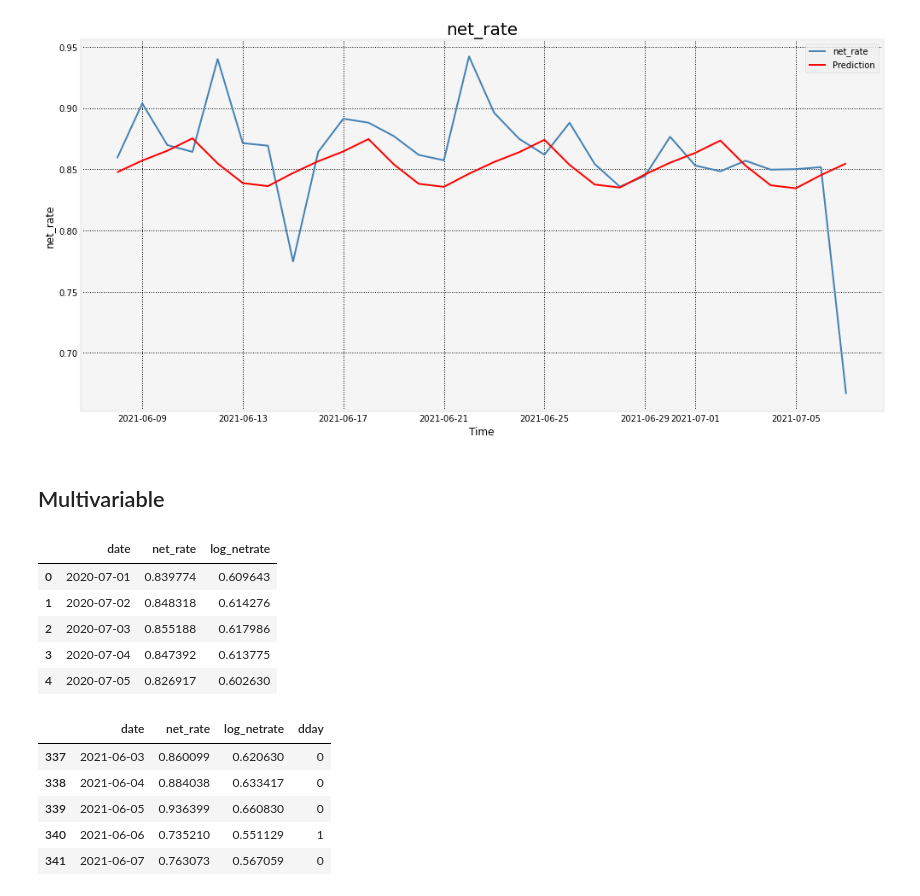
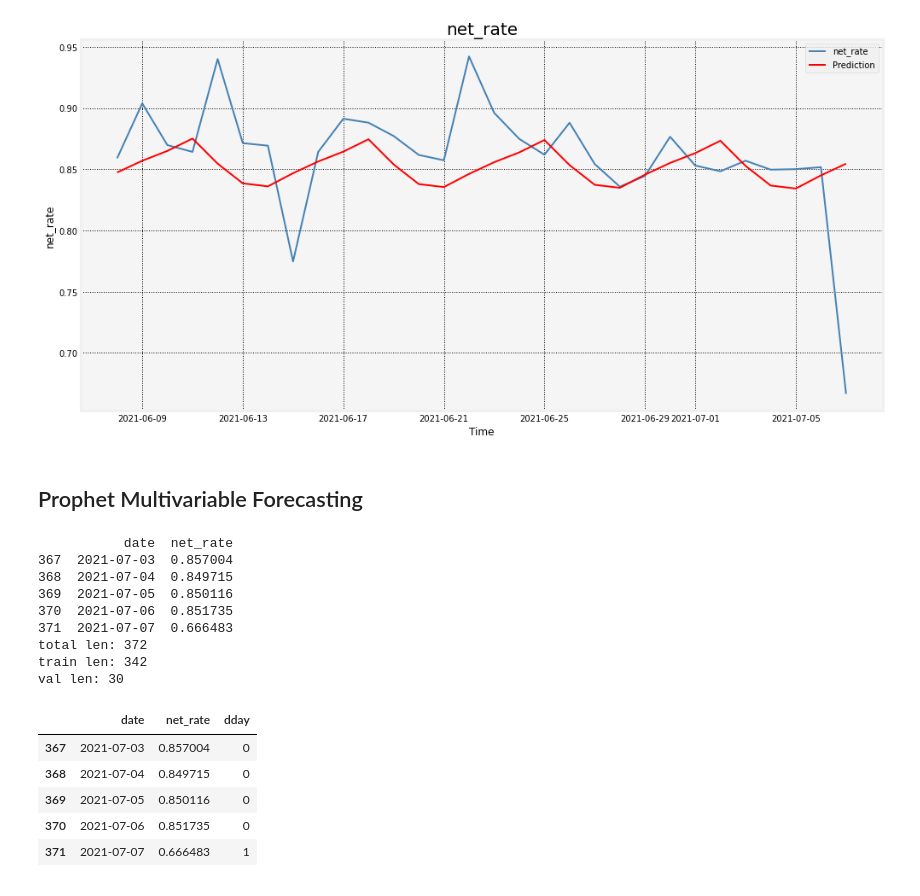
Before and after one commit to basshopee/net_rate, a Jupyter notebook: net_rate_regression.ipynb, the cells around one changed output. Cells and saved outputs as stored; diff of their text form; code cells hidden in the pictures.

```diff
--- a/net_rate_regression.ipynb
+++ b/net_rate_regression.ipynb
@@ -156,44 +157,52 @@ plt.show()
 # %% [output]
 [figure]
 # %% [markdown]
-## Multivariable
+## Prophet Multivariable Forecasting
 # %%
 # feature engineering
 # log return: assume that prices are distributed log normally
 eng = train.copy()
-log = np.log(1+train["net_rate"])
-eng['log_netrate'] = log
-eng.head()
+eng = eng.append(val).reset_index(drop=True)
+print(eng.tail())
+print('total len:', len(eng))
+print('train len:', len(train))
+print('val len:', len(val))
+# log = np.log(1+train["net_rate"])
+# eng['log_netrate'] = log
+# eng.head()
 # https://quantivity.wordpress.com/2011/02/21/why-log-returns/
 # %% [output]
-|  | date | net_rate | log_netrate |
-| 0 | 2020-07-01 | 0.839774 | 0.609643 |
-| 1 | 2020-07-02 | 0.848318 | 0.614276 |
-| 2 | 2020-07-03 | 0.855188 | 0.617986 |
-| 3 | 2020-07-04 | 0.847392 | 0.613775 |
-| 4 | 2020-07-05 | 0.826917 | 0.602630 |
+           date  net_rate
+367  2021-07-03  0.857004
+368  2021-07-04  0.849715
+369  2021-07-05  0.850116
+370  2021-07-06  0.851735
+371  2021-07-07  0.666483
+total len: 372
+train len: 342
+val len: 30
 # %%
 dday = []
-for i in range(len(train)):
-    st = str(train.date[i])
+for i in range(len(eng)):
+    st = str(eng.date[i])
     if st[5:7] == st[8:10]:
         day = 1
         dday.append(day)
         continue
     if st[8:10] == '15':
         day = 1
         dday.append(day)
         continue
     else:
         day = 0
         dday.append(day)
 
 eng['dday'] = dday
 eng.tail()
 # %% [output]
-|  | date | net_rate | log_netrate | dday |
-| 337 | 2021-06-03 | 0.860099 | 0.620630 | 0 |
-| 338 | 2021-06-04 | 0.884038 | 0.633417 | 0 |
-| 339 | 2021-06-05 | 0.936399 | 0.660830 | 0 |
-| 340 | 2021-06-06 | 0.735210 | 0.551129 | 1 |
-| 341 | 2021-06-07 | 0.763073 | 0.567059 | 0 |
+|  | date | net_rate | dday |
+| 367 | 2021-07-03 | 0.857004 | 0 |
+| 368 | 2021-07-04 | 0.849715 | 0 |
+| 369 | 2021-07-05 | 0.850116 | 0 |
+| 370 | 2021-07-06 | 0.851735 | 0 |
+| 371 | 2021-07-07 | 0.666483 | 1 |
```
Also changed, not shown: parts of 22 cells of this notebook.
